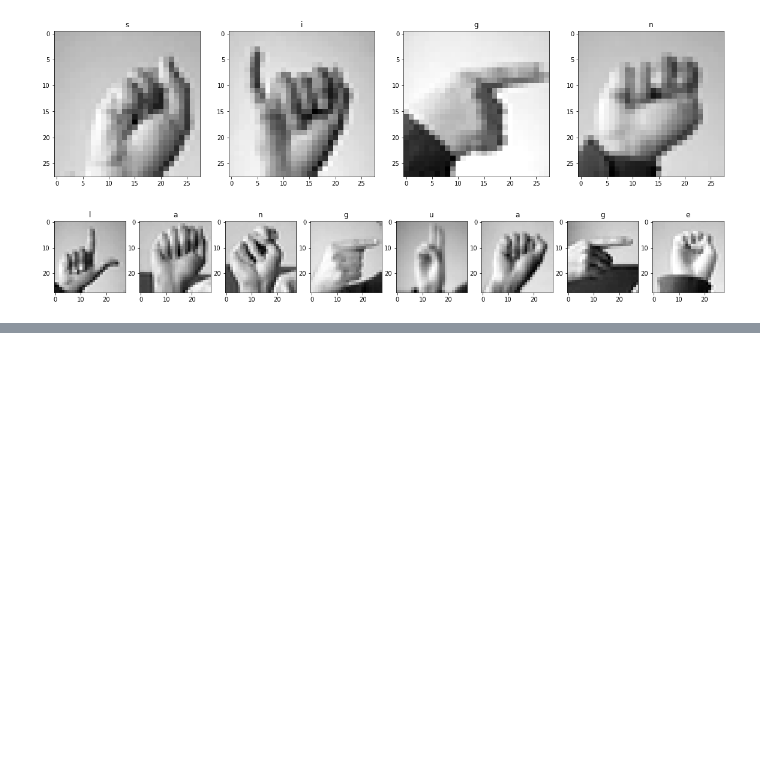
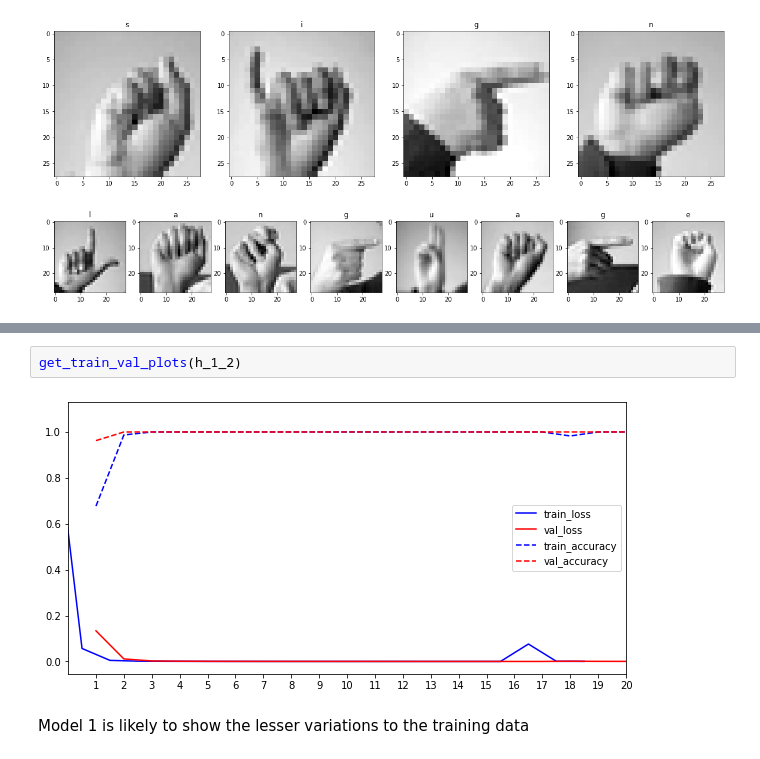
Before and after one commit to Sathwick-Reddy-M/Sign-Language-Recognition, a Jupyter notebook: sign-language-recognition.ipynb, the cells around one changed output, grey strips where cells are left out. Saved outputs shown, nothing was run; the diff lists cells and outputs as text; blank space fills up the shorter version.

```diff
--- a/sign-language-recognition.ipynb
+++ b/sign-language-recognition.ipynb
@@ -383,0 +508,6 @@ The predicted sentence is "sign language"
+# %%
+get_train_val_plots(h_1_2)
+# %% [output]
+[figure, added]
+# %% [markdown]
+Model 1 is likely to show the lesser variations to the training data
```
Also changed, not shown: parts of 12 cells of this notebook, 10 other files.
